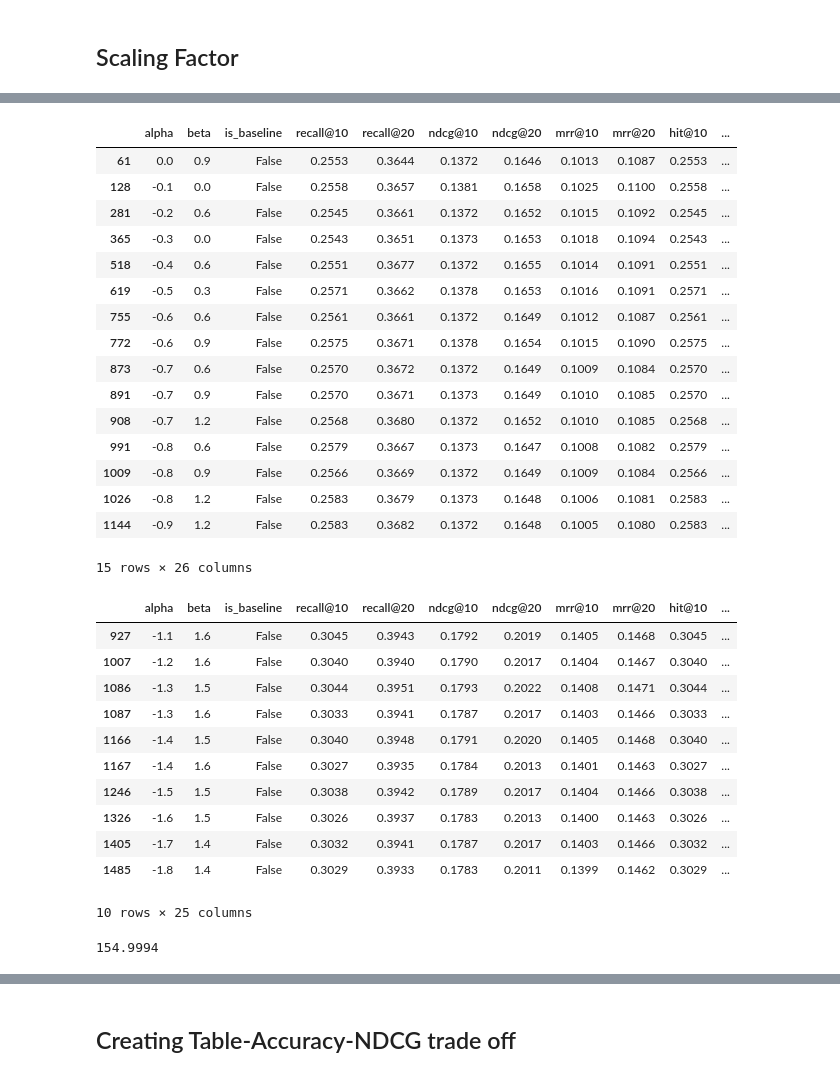
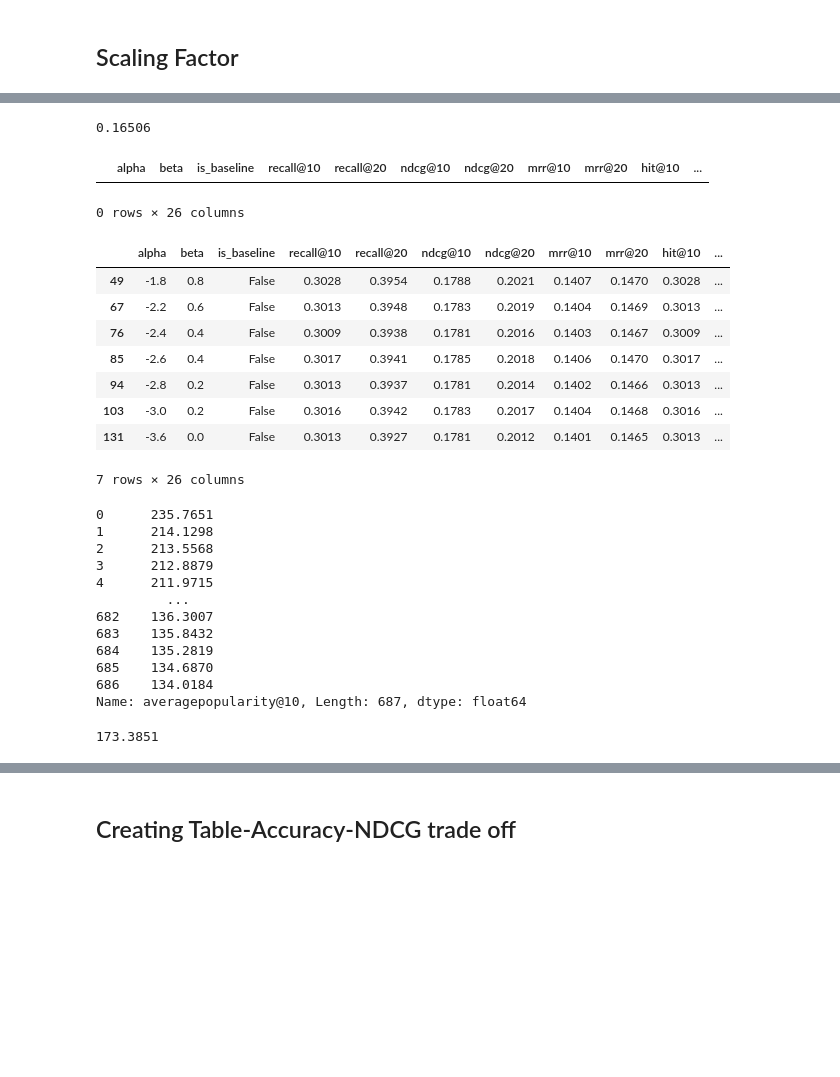
Before and after one commit to meysamvarasteh92/CBM, a Jupyter notebook: Steering.ipynb, the cells around one changed output, grey strips where cells are left out. Cells and saved outputs as stored; diff of their text form; code cells hidden in the pictures; blank space fills up the shorter version.

Commit message:
lastfm steering

```diff
--- a/Steering.ipynb
+++ b/Steering.ipynb
@@ -705,4 +718,4 @@ Saved 3571 rows to ./dataset/ml-1mm/results/SASRec_CBM_sigmoid_additive_scaling_
 # %%
-CBM=pd.read_csv("/home/mvarasteh/post-hoc/dataset/ml-1mm/results/SASRec_CBM_sigmoid_additive_scaling_on_activagtion_sigmoid_interv_tmp3_ml-1mm-results.csv")
-CBM[CBM['ndcg@10']>0.138]['itemcoverage@10'].max()
+CBM=pd.read_csv("./dataset/lastfm/results/SASRec_CBM_sigmoid_additive_scaling_on_activagtion_sigmoid_interv_tmp3_lastfm-results.csv")
+CBM[CBM['ndcg@10']>0.165]['giniindex@10'].min()
 # %% [output]
@@ -729,40 +723,41 @@ Name: itemcoverage@10, Length: 3571, dtype: float64
+# %%
+0.1834*0.9
+# %% [output]
+0.16506
 # %%
-CBM[(CBM['ndcg@10']>0.137) & (CBM['averagepopularity@10']<70) ]
+CBM[(CBM['ndcg@10']>0.178) & (CBM['averagepopularity@10']<175) ]
 # %% [output]
 |  | alpha | beta | is_baseline | recall@10 | recall@20 | ndcg@10 | ndcg@20 | mrr@10 | mrr@20 | hit@10 | ... |
-| 61 | 0.0 | 0.9 | False | 0.2553 | 0.3644 | 0.1372 | 0.1646 | 0.1013 | 0.1087 | 0.2553 | ... |
-| 128 | -0.1 | 0.0 | False | 0.2558 | 0.3657 | 0.1381 | 0.1658 | 0.1025 | 0.1100 | 0.2558 | ... |
-| 281 | -0.2 | 0.6 | False | 0.2545 | 0.3661 | 0.1372 | 0.1652 | 0.1015 | 0.1092 | 0.2545 | ... |
-| 365 | -0.3 | 0.0 | False | 0.2543 | 0.3651 | 0.1373 | 0.1653 | 0.1018 | 0.1094 | 0.2543 | ... |
-| 518 | -0.4 | 0.6 | False | 0.2551 | 0.3677 | 0.1372 | 0.1655 | 0.1014 | 0.1091 | 0.2551 | ... |
-| 619 | -0.5 | 0.3 | False | 0.2571 | 0.3662 | 0.1378 | 0.1653 | 0.1016 | 0.1091 | 0.2571 | ... |
-| 755 | -0.6 | 0.6 | False | 0.2561 | 0.3661 | 0.1372 | 0.1649 | 0.1012 | 0.1087 | 0.2561 | ... |
-| 772 | -0.6 | 0.9 | False | 0.2575 | 0.3671 | 0.1378 | 0.1654 | 0.1015 | 0.1090 | 0.2575 | ... |
-| 873 | -0.7 | 0.6 | False | 0.2570 | 0.3672 | 0.1372 | 0.1649 | 0.1009 | 0.1084 | 0.2570 | ... |
-| 891 | -0.7 | 0.9 | False | 0.2570 | 0.3671 | 0.1373 | 0.1649 | 0.1010 | 0.1085 | 0.2570 | ... |
-| 908 | -0.7 | 1.2 | False | 0.2568 | 0.3680 | 0.1372 | 0.1652 | 0.1010 | 0.1085 | 0.2568 | ... |
-| 991 | -0.8 | 0.6 | False | 0.2579 | 0.3667 | 0.1373 | 0.1647 | 0.1008 | 0.1082 | 0.2579 | ... |
-| 1009 | -0.8 | 0.9 | False | 0.2566 | 0.3669 | 0.1372 | 0.1649 | 0.1009 | 0.1084 | 0.2566 | ... |
-| 1026 | -0.8 | 1.2 | False | 0.2583 | 0.3679 | 0.1373 | 0.1648 | 0.1006 | 0.1081 | 0.2583 | ... |
-| 1144 | -0.9 | 1.2 | False | 0.2583 | 0.3682 | 0.1372 | 0.1648 | 0.1005 | 0.1080 | 0.2583 | ... |
-15 rows × 26 columns
+0 rows × 26 columns
 # %%
-CBM[(CBM['itemcoverage@10']>0.25) & (CBM['giniindex@10']<0.96) & (CBM['ndcg@10']>0.178) ]
+CBM[ (CBM['averagepopularity@10']<180) & (CBM['ndcg@10']>0.178)]
 # %% [output]
 |  | alpha | beta | is_baseline | recall@10 | recall@20 | ndcg@10 | ndcg@20 | mrr@10 | mrr@20 | hit@10 | ... |
-| 927 | -1.1 | 1.6 | False | 0.3045 | 0.3943 | 0.1792 | 0.2019 | 0.1405 | 0.1468 | 0.3045 | ... |
-| 1007 | -1.2 | 1.6 | False | 0.3040 | 0.3940 | 0.1790 | 0.2017 | 0.1404 | 0.1467 | 0.3040 | ... |
-| 1086 | -1.3 | 1.5 | False | 0.3044 | 0.3951 | 0.1793 | 0.2022 | 0.1408 | 0.1471 | 0.3044 | ... |
-| 1087 | -1.3 | 1.6 | False | 0.3033 | 0.3941 | 0.1787 | 0.2017 | 0.1403 | 0.1466 | 0.3033 | ... |
-| 1166 | -1.4 | 1.5 | False | 0.3040 | 0.3948 | 0.1791 | 0.2020 | 0.1405 | 0.1468 | 0.3040 | ... |
-| 1167 | -1.4 | 1.6 | False | 0.3027 | 0.3935 | 0.1784 | 0.2013 | 0.1401 | 0.1463 | 0.3027 | ... |
-| 1246 | -1.5 | 1.5 | False | 0.3038 | 0.3942 | 0.1789 | 0.2017 | 0.1404 | 0.1466 | 0.3038 | ... |
-| 1326 | -1.6 | 1.5 | False | 0.3026 | 0.3937 | 0.1783 | 0.2013 | 0.1400 | 0.1463 | 0.3026 | ... |
-| 1405 | -1.7 | 1.4 | False | 0.3032 | 0.3941 | 0.1787 | 0.2017 | 0.1403 | 0.1466 | 0.3032 | ... |
-| 1485 | -1.8 | 1.4 | False | 0.3029 | 0.3933 | 0.1783 | 0.2011 | 0.1399 | 0.1462 | 0.3029 | ... |
+| 49 | -1.8 | 0.8 | False | 0.3028 | 0.3954 | 0.1788 | 0.2021 | 0.1407 | 0.1470 | 0.3028 | ... |
+| 67 | -2.2 | 0.6 | False | 0.3013 | 0.3948 | 0.1783 | 0.2019 | 0.1404 | 0.1469 | 0.3013 | ... |
+| 76 | -2.4 | 0.4 | False | 0.3009 | 0.3938 | 0.1781 | 0.2016 | 0.1403 | 0.1467 | 0.3009 | ... |
+| 85 | -2.6 | 0.4 | False | 0.3017 | 0.3941 | 0.1785 | 0.2018 | 0.1406 | 0.1470 | 0.3017 | ... |
+| 94 | -2.8 | 0.2 | False | 0.3013 | 0.3937 | 0.1781 | 0.2014 | 0.1402 | 0.1466 | 0.3013 | ... |
+| 103 | -3.0 | 0.2 | False | 0.3016 | 0.3942 | 0.1783 | 0.2017 | 0.1404 | 0.1468 | 0.3016 | ... |
+| 131 | -3.6 | 0.0 | False | 0.3013 | 0.3927 | 0.1781 | 0.2012 | 0.1401 | 0.1465 | 0.3013 | ... |
-10 rows × 25 columns
+7 rows × 26 columns
+# %%
+CBM['averagepopularity@10']
+# %% [output]
+0      235.7651
+1      214.1298
+2      213.5568
+3      212.8879
+4      211.9715
+         ...
+682    136.3007
+683    135.8432
+684    135.2819
+685    134.6870
+686    134.0184
+Name: averagepopularity@10, Length: 687, dtype: float64
 # %%
 SAE=pd.read_csv("/home/mvarasteh/post-hoc/dataset/lastfm/results/SASRec_SAE_popsteer_lastfm-results.csv")
-SAE[SAE['ndcg@10']>0.178]['avgpop@20'].min()
+SAE[SAE['ndcg@10']>0.178]['avgpop@10'].min()
 # %% [output]
-154.9994
+173.3851
```
Also changed, not shown: parts of 12 cells of this notebook.
